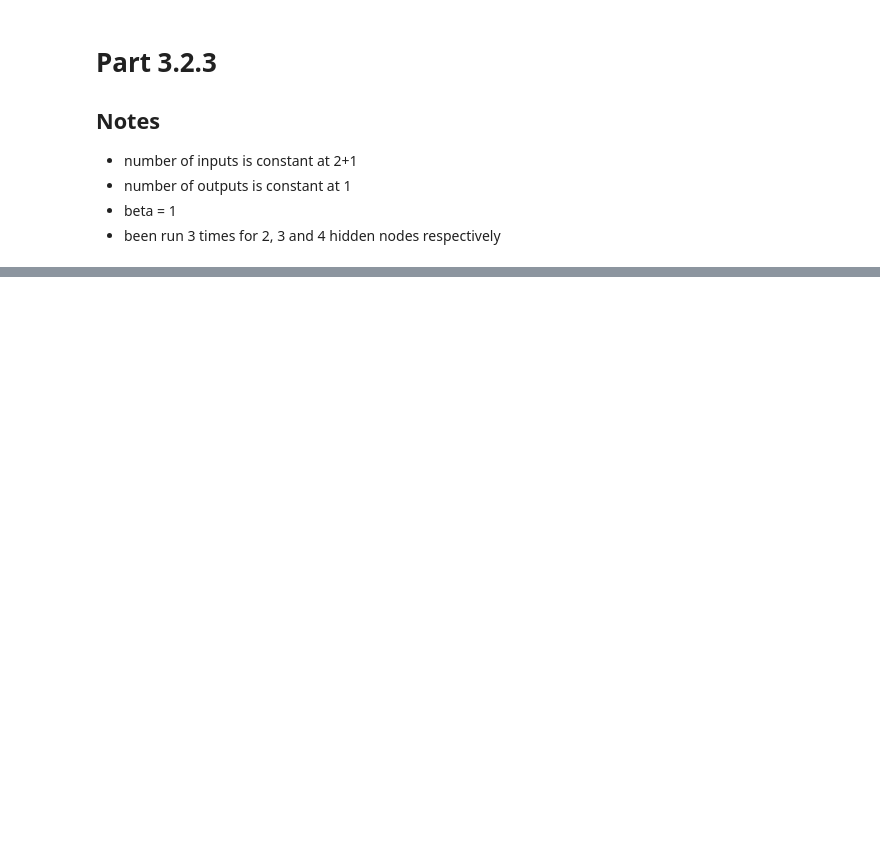
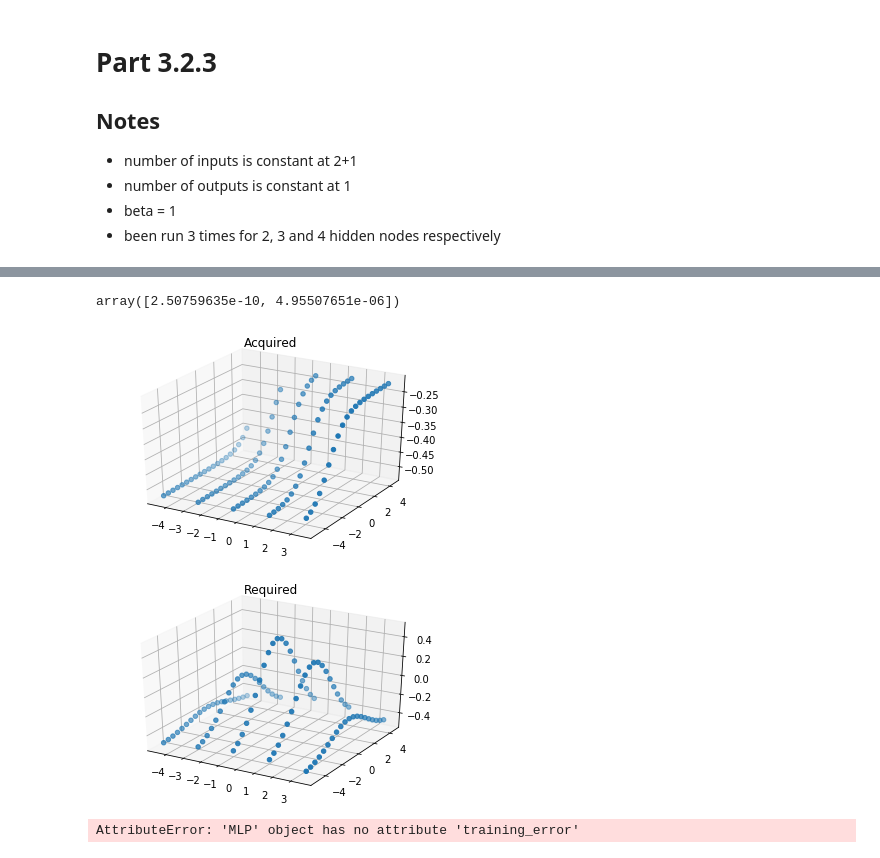
Before and after one commit to NiravSurajlal/KTH-Work, a Jupyter notebook: DD2437HT201 (ANN)/part3_2_3.ipynb, the cells around one changed output, grey strips where cells are left out. Saved outputs shown, nothing was run; the diff lists cells and outputs as text; code cells hidden in the pictures; blank space fills up the shorter version.

```diff
--- a/DD2437HT201 (ANN)/part3_2_3.ipynb
+++ b/DD2437HT201 (ANN)/part3_2_3.ipynb
@@ -198,0 +207,20 @@ Epoch:  19  has output error  0.08043520431572279
+# %%
+mlp_4_hidden_nodes.hidden_weights
+# mlp_4_hidden_nodes.output_weights
+# mlp_4_hidden_nodes.hidden_layer_error[1][0:4]
+# mlp_4_hidden_nodes.avg_output_error
+# mlp_4_hidden_nodes.avg_hidden_error
+# mlp_4_hidden_nodes.activations_with_bias
+# mlp_4_hidden_nodes.output_weights[0:4]
+mlp_4_hidden_nodes.hidden_layer_error[0]
+# %% [output]
+array([2.50759635e-10, 4.95507651e-06])
+# %%
+mlp_4_hidden_nodes.test_nn()
+# %% [output]
+[figure, added]
+[figure, added]
+# %%
+mlp_4_hidden_nodes.training_error
+# %% [output]
+AttributeError: 'MLP' object has no attribute 'training_error'
```
Also changed, not shown: parts of 6 cells of this notebook, 4 other files.
